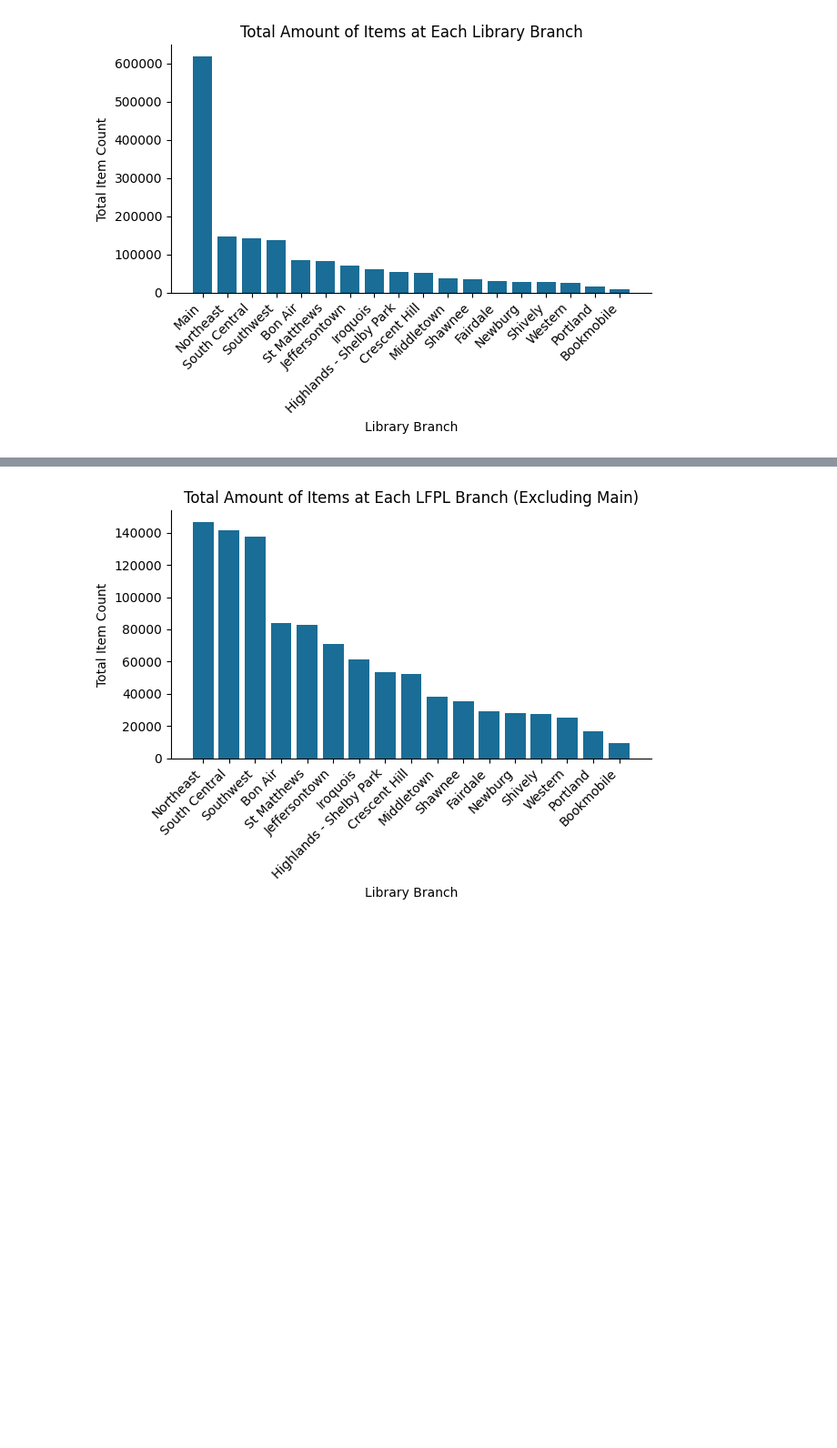
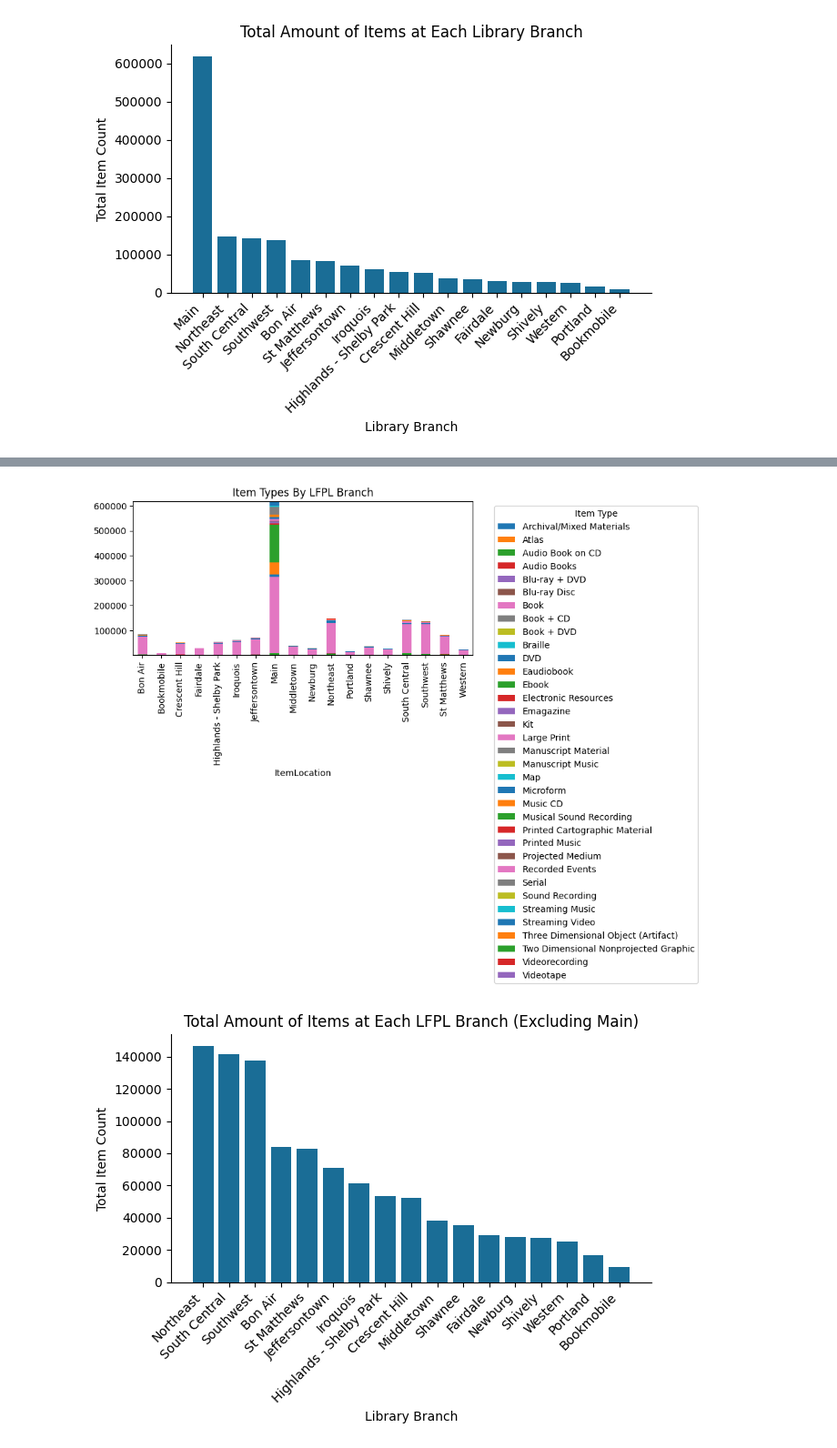
Before and after one commit to btl930/louisville_library_inventory_analysis, a Jupyter notebook: notebook/louisville_library_inventory_analysis.ipynb, the cells around one changed output, grey strips where cells are left out. Shown at 91% size. Cells and saved outputs as stored; diff of their text form; code cells hidden in the pictures; blank space fills up the shorter version.

```diff
--- a/notebook/louisville_library_inventory_analysis.ipynb
+++ b/notebook/louisville_library_inventory_analysis.ipynb
@@ -336,3 +342,6 @@ plt.savefig('../plots/TotalItemAtEachBranchBar.png')
 plt.show()
 # %% [output]
 [figure]
+# %%
+items_per_branch = df.groupby('ItemLocation')['ItemType'].value_counts().reset_index().sort_values(by='count', ascending=True)
+items_per_branch
@@ -339,3 +362,24 @@ plt.show()
+# %%
+pivot_df = items_per_branch.pivot(
+    index='ItemLocation',
+    columns='ItemType',
+    values='count'
+).fillna(0)
+# %%
+ax = pivot_df.plot(kind='bar', stacked=True, figsize=(10,6))
+
+ax.set_title('Item Types By LFPL Branch')
+
+ax.legend(
+    title='Item Type',
+    bbox_to_anchor=(1.05, 1),
+    loc='upper left'
+)
+
+plt.tight_layout()
+plt.show()
+# %% [output]
+[figure, added]
 # %%
 item_count_non_Main = (
     df[df['ItemLocation'] != 'Main']['ItemLocation']
```
Also changed, not shown: parts of 15 cells of this notebook, 3 other files.
